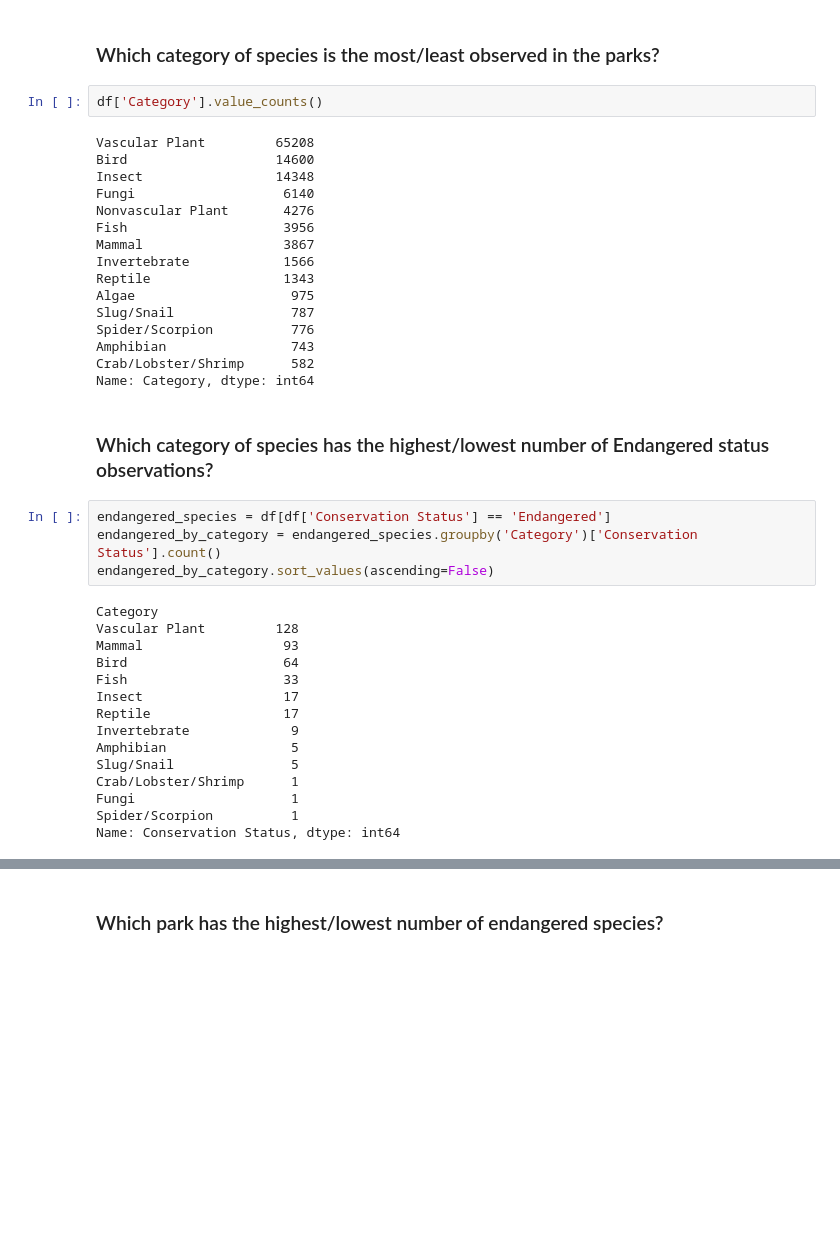
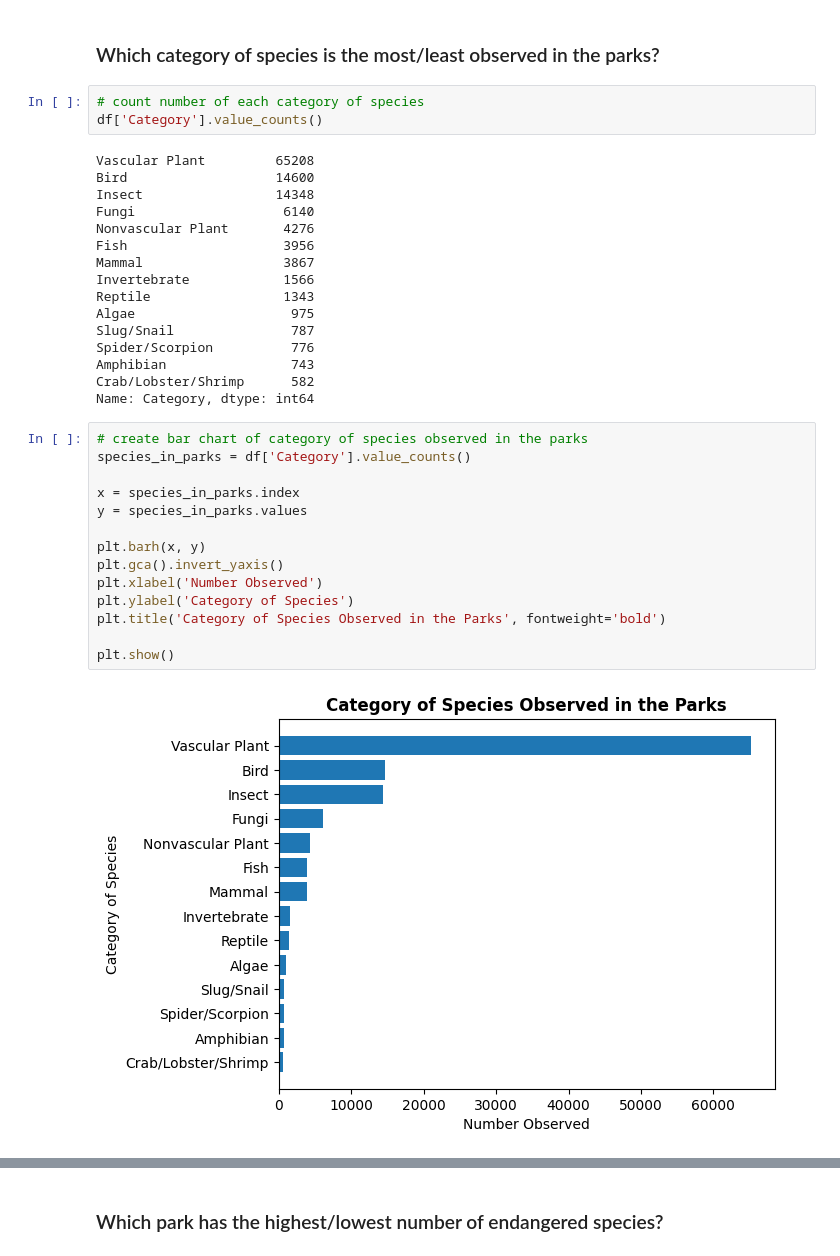
Before and after one commit to slee502/Biodiversity_in_Parks, a Jupyter notebook: Biodiversity_Project.ipynb, the cells around one changed output, grey strips where cells are left out. Saved outputs shown, nothing was run; the diff lists cells and outputs as text; blank space fills up the shorter version.

```diff
--- a/Biodiversity_Project.ipynb
+++ b/Biodiversity_Project.ipynb
@@ -276,6 +289,7 @@ The scatter plot shows a wide range of variation in biodiversity for a given par
 # %% [markdown]
 ### Which category of species is the most/least observed in the parks?
 # %%
+# count number of each category of species
 df['Category'].value_counts()
 # %% [output]
 Vascular Plant         65208
@@ -293,24 +307,19 @@ Spider/Scorpion          776
 Amphibian                743
 Crab/Lobster/Shrimp      582
 Name: Category, dtype: int64
-# %% [markdown]
-### Which category of species has the highest/lowest number of Endangered status observations?
-# %%
-endangered_species = df[df['Conservation Status'] == 'Endangered']
-endangered_by_category = endangered_species.groupby('Category')['Conservation Status'].count()
-endangered_by_category.sort_values(ascending=False)
-# %% [output]
-Category
-Vascular Plant         128
-Mammal                  93
-Bird                    64
-Fish                    33
-Insect                  17
-Reptile                 17
-Invertebrate             9
-Amphibian                5
-Slug/Snail               5
-Crab/Lobster/Shrimp      1
-Fungi                    1
-Spider/Scorpion          1
-Name: Conservation Status, dtype: int64
+# %%
+# create bar chart of category of species observed in the parks
+species_in_parks = df['Category'].value_counts()
+
+x = species_in_parks.index
+y = species_in_parks.values
+
+plt.barh(x, y)
+plt.gca().invert_yaxis()
+plt.xlabel('Number Observed')
+plt.ylabel('Category of Species')
+plt.title('Category of Species Observed in the Parks', fontweight='bold')
+
+plt.show()
+# %% [output]
+[figure, added]
```
Also changed, not shown: parts of 26 cells of this notebook.
